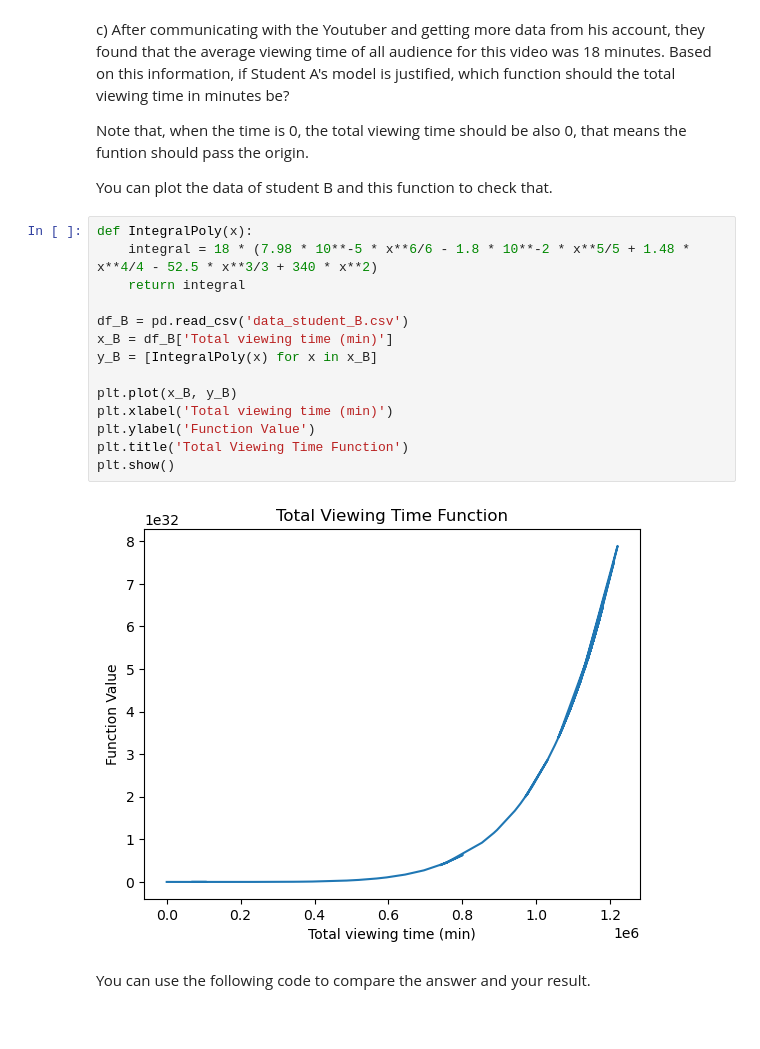
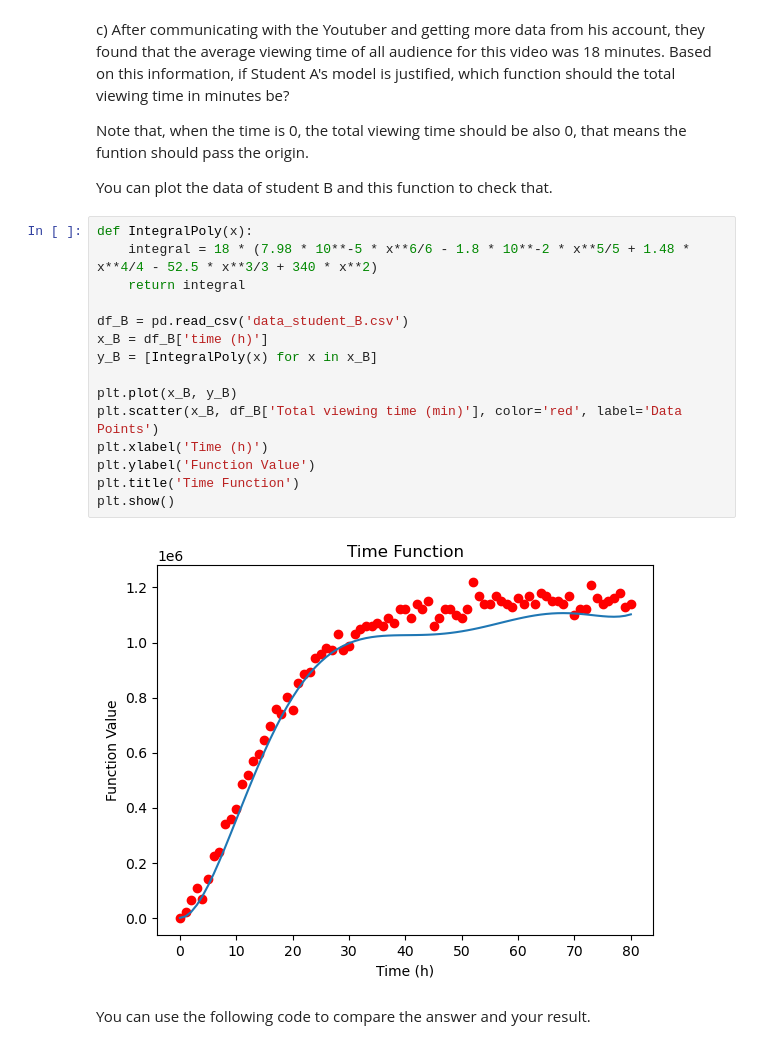
Before and after one commit to damarisparasca/computational-thinking-week-individual-14157365, a Jupyter notebook: challenge_calculus/Review_Calculus.ipynb, the cells around one changed output. Drawn from its saved outputs; the diff is of its cells as text.

```diff
--- a/challenge_calculus/Review_Calculus.ipynb
+++ b/challenge_calculus/Review_Calculus.ipynb
@@ -104,19 +104,20 @@ You can plot the data of student B and this function to check that.
 # %%
 def IntegralPoly(x):
     integral = 18 * (7.98 * 10**-5 * x**6/6 - 1.8 * 10**-2 * x**5/5 + 1.48 * x**4/4 - 52.5 * x**3/3 + 340 * x**2)
     return integral
 
 df_B = pd.read_csv('data_student_B.csv')
-x_B = df_B['Total viewing time (min)']
+x_B = df_B['time (h)']
 y_B = [IntegralPoly(x) for x in x_B]
 
 plt.plot(x_B, y_B)
-plt.xlabel('Total viewing time (min)')
+plt.scatter(x_B, df_B['Total viewing time (min)'], color='red', label='Data Points')
+plt.xlabel('Time (h)')
 plt.ylabel('Function Value')
-plt.title('Total Viewing Time Function')
+plt.title('Time Function')
 plt.show()
 # %% [output]
-[figure, old version]
+[figure, new version]
 # %% [markdown]
 You can use the following code to compare the answer and your result.
 # %%
```
Also changed, not shown: parts of 3 cells of this notebook, 1 other file.
